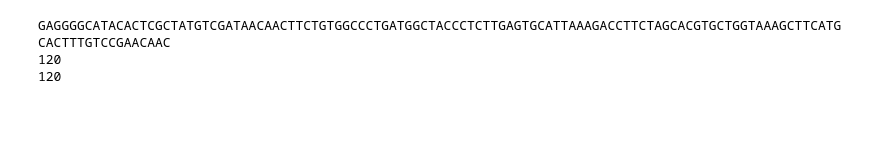
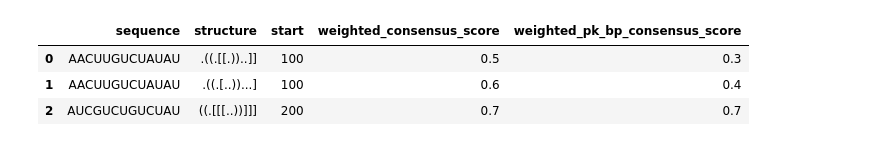
Before and after one commit to rkretsch/PK_research, a Jupyter notebook: notebooks/PK_overall_scores.ipynb, the cells around one changed output. Cells and saved outputs as stored; diff of their text form; code cells hidden in the pictures; blank space fills up the shorter version.

```diff
--- a/notebooks/PK_overall_scores.ipynb
+++ b/notebooks/PK_overall_scores.ipynb
@@ -348,29 +400,37 @@ test_df.to_csv('/home/gnye8/Desktop/PK_research/pipeline_results/analysis_output
 # %%
-from Bio import SeqIO
+import pandas as pd
 
-def get_seq(seq_filename):
-    record = SeqIO.read(seq_filename, "fasta")
-    return str(record.seq)
+testseq1 = 'AACUUGUCUAUAU'
+testseq2 = 'AACUUGUCUAUAU'
+testseq3 = 'AUCGUCUGUCUAU'
+testseqs = [testseq1, testseq2, testseq3]
 
-starts = [801]
-ends = [920]
-sequence = 'GAGGGGCATACACTCGCTATGTCGATAACAACTTCTGTGGCCCTGATGGCTACCCTCTTGAGTGCATTAAAGACCTTCTAGCACGTGCTGGTAAAGCTTCATGCACTTTGTCCGAACAAC'
-full_shape = get_shape_data('/home/gnye8/Desktop/PK_research/SSRP_work/shape_data/incarnato_invivo_reactivity-Copy1.csv')
-full_sars = get_seq('/home/gnye8/Desktop/PK_research/SSRP_work/fasta_files/SARS_CoV2_reference.fasta')
+testpk1 = '.((.[[.))..]]'
+testpk2 = '.((.[..))...]'
+testpk3 = '((.[[[..))]]]'
+testpks = [testpk1, testpk2, testpk3]
 
-test_seq = full_sars[start-1:end]
+teststart1 = 100
+teststart2 = 100
+teststart3 = 200
+teststarts = [teststart1, teststart2, teststart3]
 
-print(test_seq)
+testscore1 = 0.5
+testscore2 = 0.6
+testscore3 = 0.7
+testscores = [testscore1, testscore2, testscore3]
 
-shapes = []
-for i, start in enumerate(starts):
-    end = ends[i]
-    shape_window = full_shape[start-1:end]
-    shapes.append(shape_window)
+testpkscore1 = 0.3
+testpkscore2 = 0.4
+testpkscore3 = 0.7
+testpkscores = [testpkscore1, testpkscore2, testpkscore3]
 
-print(len(sequence))
-print(len(shapes[0]))
+testpklist = zip(testseqs, testpks, teststarts, testscores, testpkscores)
+
+testdf = pd.DataFrame(testpklist, columns = ['sequence', 'structure', 'start', 'weighted_consensus_score', 'weighted_pk_bp_consensus_score'])
+testdf
 # %% [output]
-GAGGGGCATACACTCGCTATGTCGATAACAACTTCTGTGGCCCTGATGGCTACCCTCTTGAGTGCATTAAAGACCTTCTAGCACGTGCTGGTAAAGCTTCATGCACTTTGTCCGAACAAC
-120
-120
+|  | sequence | structure | start | weighted_consensus_score | weighted_pk_bp_consensus_score |
+| 0 | AACUUGUCUAUAU | .((.[[.))..]] | 100 | 0.5 | 0.3 |
+| 1 | AACUUGUCUAUAU | .((.[..))...] | 100 | 0.6 | 0.4 |
+| 2 | AUCGUCUGUCUAU | ((.[[[..))]]] | 200 | 0.7 | 0.7 |
```
Also changed, not shown: parts of 7 cells of this notebook, 4 other files.
